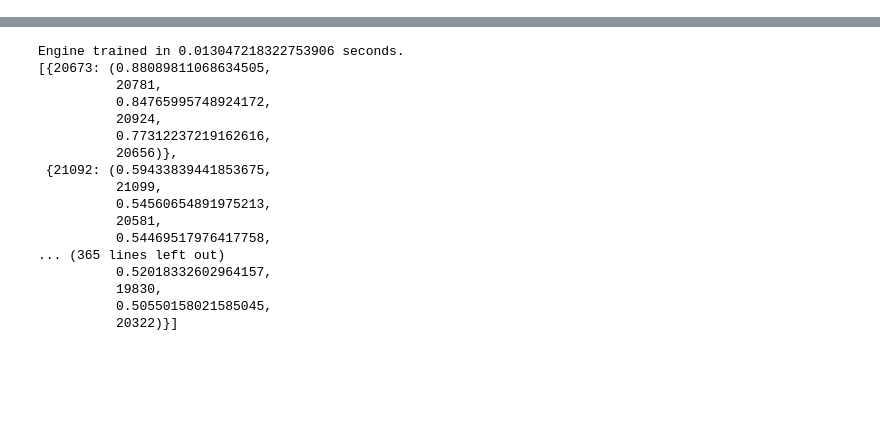
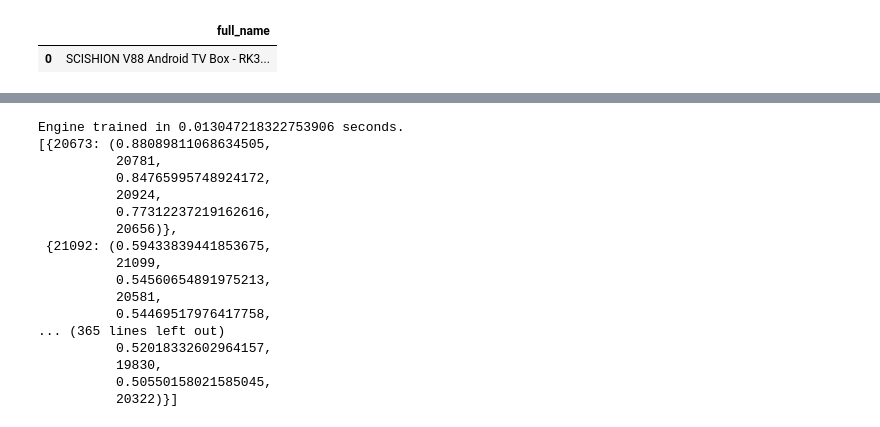
Before and after one commit to alexvanzyl/MLND, a Jupyter notebook: capstone/project/Test.ipynb, the cells around one changed output, grey strips where cells are left out. Saved outputs shown, nothing was run; the diff lists cells and outputs as text; code cells hidden in the pictures; blank space fills up the shorter version.

```diff
--- a/capstone/project/Test.ipynb
+++ b/capstone/project/Test.ipynb
@@ -0,0 +1,28 @@
+# %%
+from product import Product
+from bs4 import BeautifulSoup
+import pandas as pd
+
+
+# Grab an item to test parsing
+product = Product().get_item(product_id = 20673)
+print(product)
+
+print("Using product with ID# %d\n" % product['id'])
+
+# Return the unparsed html text
+spec = product['specification']
+print(spec)
+
+# Remove HTML and parse text to be more readable
+print('\nParsed HTML\n')
+soup = BeautifulSoup(spec, 'html.parser')
+
+word_count = 0
+for string in soup.stripped_strings:
+    print(string)
+    word_count += len(string.split())
+
+print(word_count)
+print('\nAs list of strings\n')
+print([text for text in soup.stripped_strings])
@@ -0,0 +47,9 @@
+# %%
+from IPython.display import display
+
+data_pd = pd.DataFrame(data= [product], columns = ['full_name'])
+
+display(data_pd)
+# %% [output]
+|  | full_name |
+| 0 | SCISHION V88 Android TV Box - RK3... |
```
Also changed, not shown: parts of 3 cells of this notebook, 6 other files.
